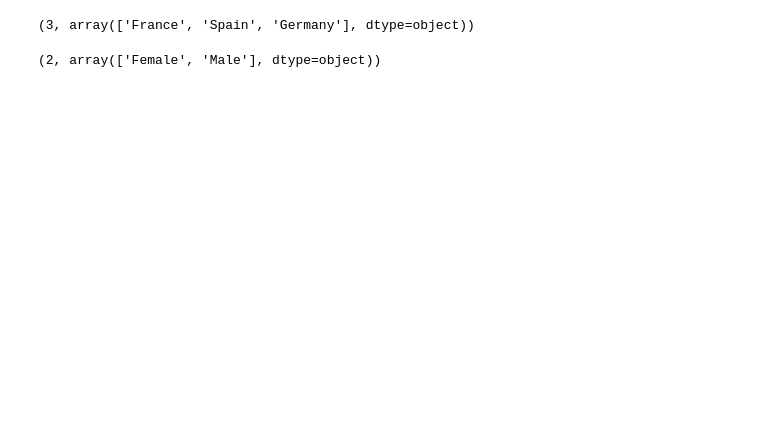
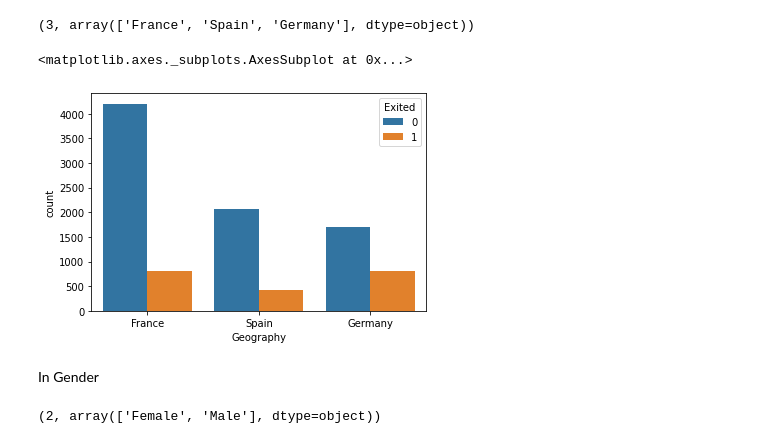
Before and after one commit to Bhushan4-tech/DeepLearning-, a Jupyter notebook: Chrurn_modelling.ipynb, the cells around one changed output. Saved outputs shown, nothing was run; the diff lists cells and outputs as text; code cells hidden in the pictures; blank space fills up the shorter version.

```diff
--- a/Chrurn_modelling.ipynb
+++ b/Chrurn_modelling.ipynb
@@ -74,6 +89,13 @@ df.head(3)
 df.Geography.nunique(),df.Geography.unique()
 # %% [output]
 (3, array(['France', 'Spain', 'Germany'], dtype=object))
+# %%
+sns.countplot(df["Geography"],hue = df["Exited"])
+# %% [output]
+<matplotlib.axes._subplots.AxesSubplot at 0x...>
+[figure, added]
+# %% [markdown]
+In Gender
 # %%
 df.Gender.nunique(),df.Gender.unique()
 # %% [output]
```
Also changed, not shown: parts of 31 cells of this notebook.
